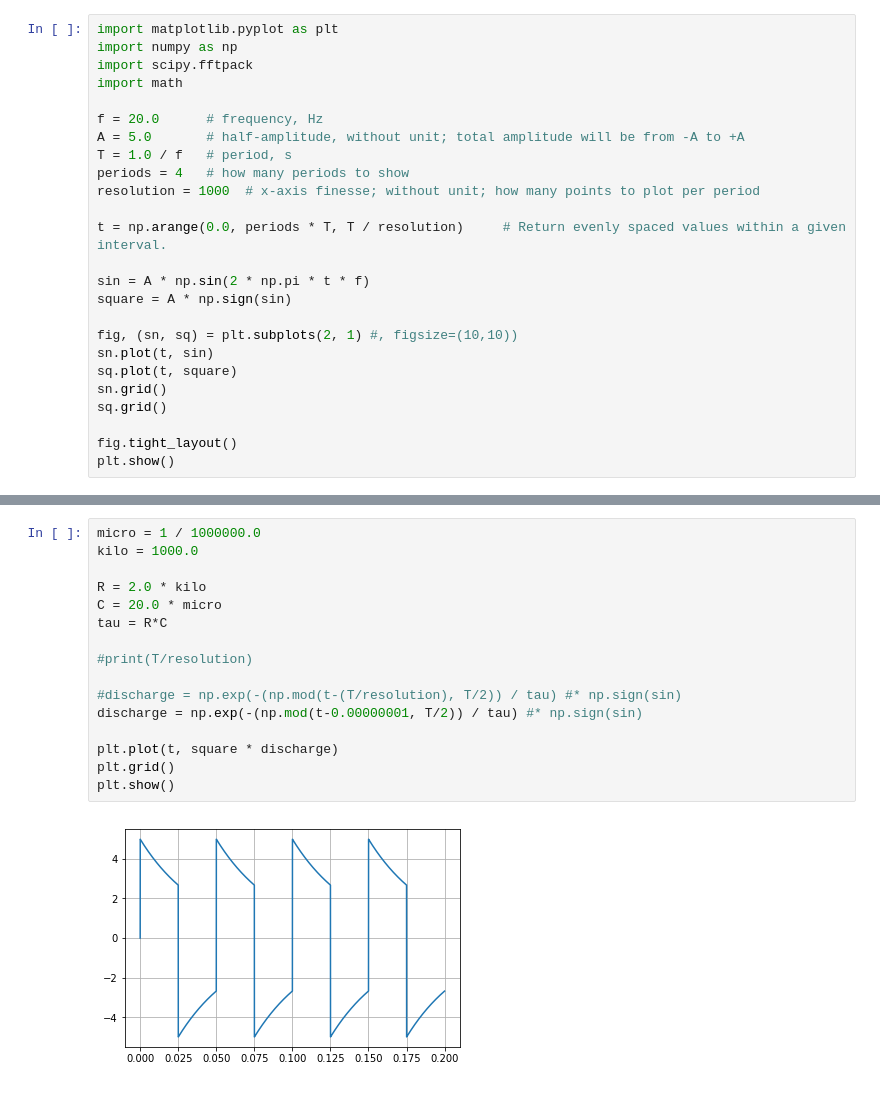
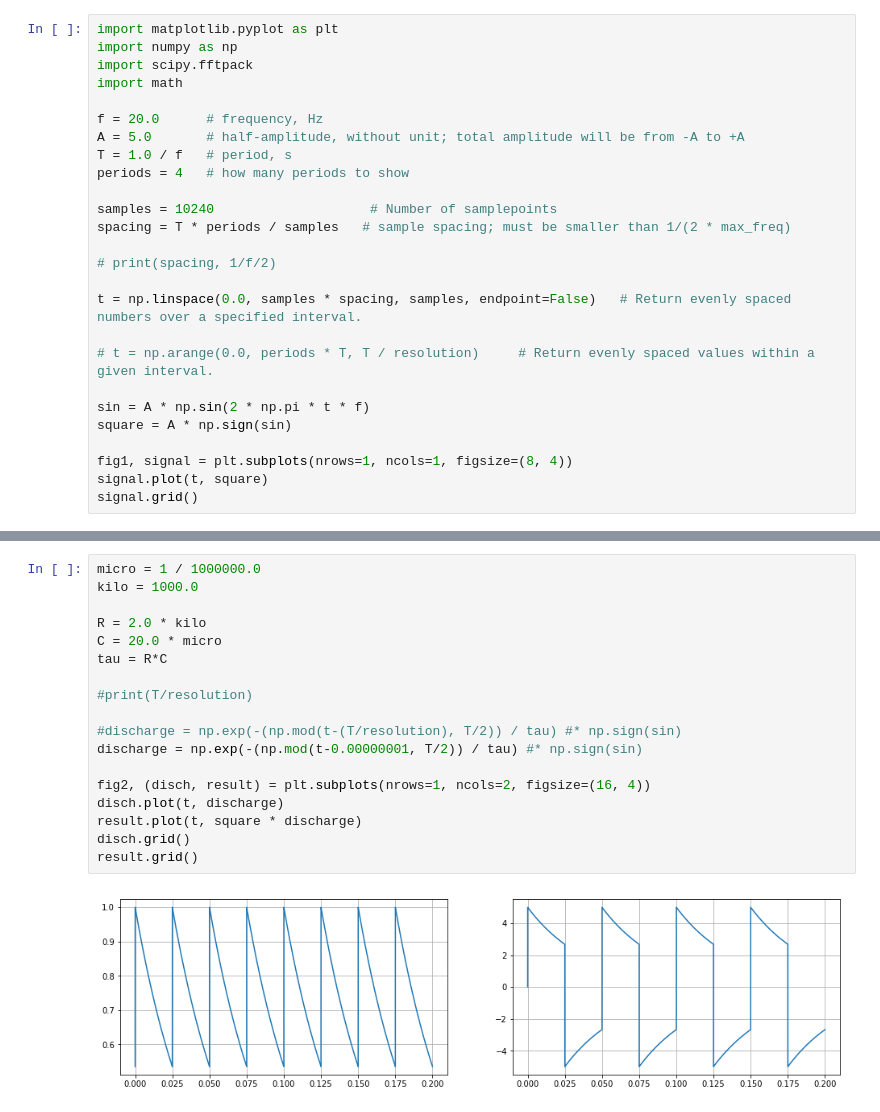
Before and after one commit to francoisgeorgy/jupyter-notebooks, a Jupyter notebook: ac-coupling/ac-coupling-fft.ipynb, the cells around one changed output, grey strips where cells are left out. Saved outputs shown, nothing was run; the diff lists cells and outputs as text.

```diff
--- a/ac-coupling/ac-coupling-fft.ipynb
+++ b/ac-coupling/ac-coupling-fft.ipynb
@@ -8,18 +8,19 @@ f = 20.0      # frequency, Hz
 A = 5.0       # half-amplitude, without unit; total amplitude will be from -A to +A
 T = 1.0 / f   # period, s
 periods = 4   # how many periods to show
-resolution = 1000  # x-axis finesse; without unit; how many points to plot per period
 
-t = np.arange(0.0, periods * T, T / resolution)     # Return evenly spaced values within a given interval.
+samples = 10240                    # Number of samplepoints
+spacing = T * periods / samples   # sample spacing; must be smaller than 1/(2 * max_freq)
+
+# print(spacing, 1/f/2)
+
+t = np.linspace(0.0, samples * spacing, samples, endpoint=False)   # Return evenly spaced numbers over a specified interval.
+
+# t = np.arange(0.0, periods * T, T / resolution)     # Return evenly spaced values within a given interval.
 
 sin = A * np.sin(2 * np.pi * t * f)
 square = A * np.sign(sin)
 
-fig, (sn, sq) = plt.subplots(2, 1) #, figsize=(10,10))
-sn.plot(t, sin)
-sq.plot(t, square)
-sn.grid()
-sq.grid()
-
-fig.tight_layout()
-plt.show()
+fig1, signal = plt.subplots(nrows=1, ncols=1, figsize=(8, 4))
+signal.plot(t, square)
+signal.grid()
@@ -28,20 +27,22 @@ plt.show()
 # %%
 micro = 1 / 1000000.0
 kilo = 1000.0
 
 R = 2.0 * kilo
 C = 20.0 * micro
 tau = R*C
 
 #print(T/resolution)
 
 #discharge = np.exp(-(np.mod(t-(T/resolution), T/2)) / tau) #* np.sign(sin)
 discharge = np.exp(-(np.mod(t-0.00000001, T/2)) / tau) #* np.sign(sin)
 
-plt.plot(t, square * discharge)
-plt.grid()
-plt.show()
+fig2, (disch, result) = plt.subplots(nrows=1, ncols=2, figsize=(16, 4))
+disch.plot(t, discharge)
+result.plot(t, square * discharge)
+disch.grid()
+result.grid()
 # %% [output]
-[figure, old version]
+[figure, new version]
 # %%
 #print(len(square))
```
Also changed, not shown: parts of 2 cells of this notebook, 4 other files.
